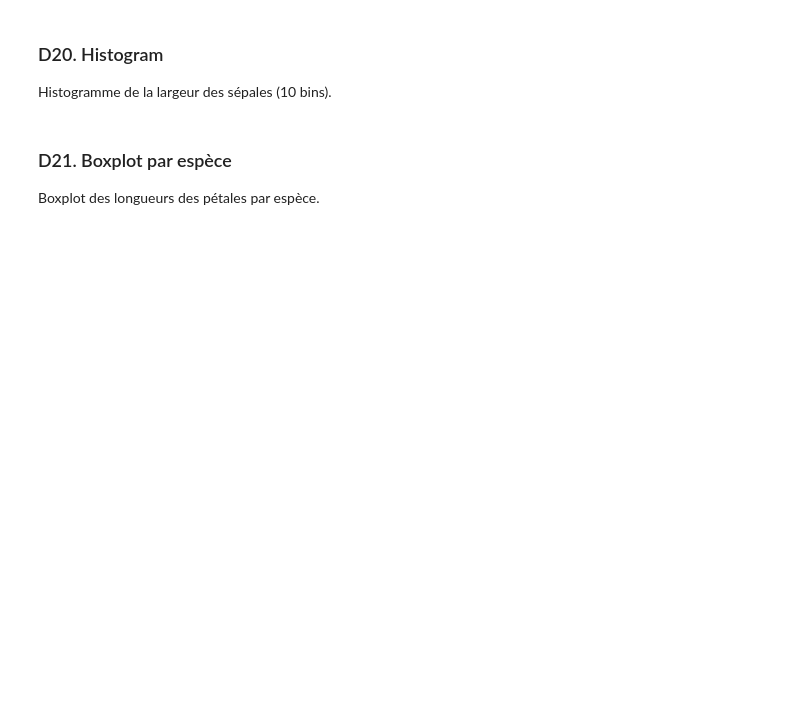
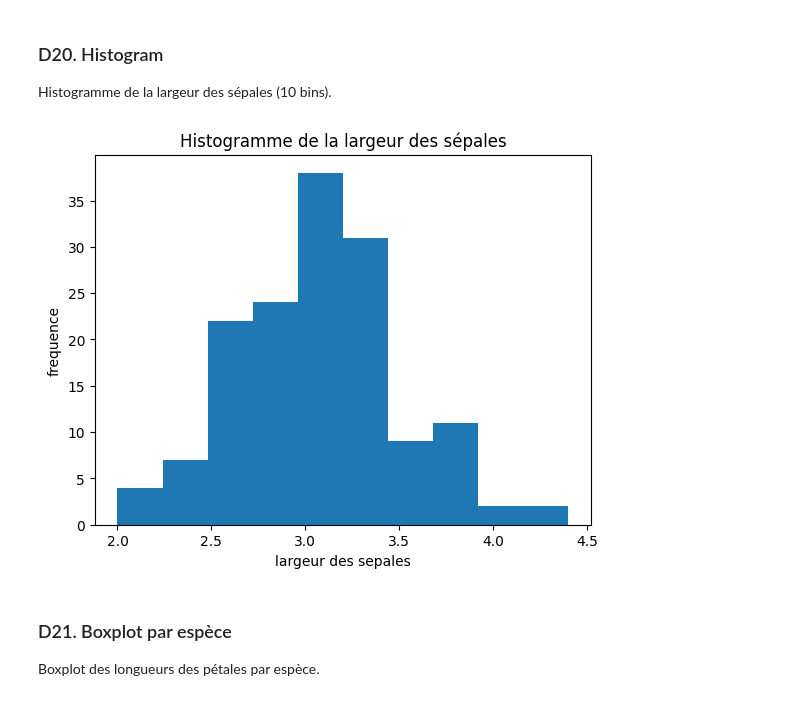
Before and after one commit to USMS-FPK-IA-GI-2025/controle-01-numpy-and-matplotlib-iris-Nini01Fz, a Jupyter notebook: notebooks/controle_numpy_matplotlib.ipynb, the cells around one changed output. Cells and saved outputs as stored; diff of their text form; code cells hidden in the pictures; blank space fills up the shorter version.

```diff
--- a/notebooks/controle_numpy_matplotlib.ipynb
+++ b/notebooks/controle_numpy_matplotlib.ipynb
@@ -292,3 +318,14 @@ Histogramme de la largeur des sépales (10 bins).
+# %%
+# Extraction de la largeur des sepales
+sepal_width = features[:, 1]
+#creation de l'histrogramme
+plt.hist(sepal_width, bins=10)
+plt.xlabel('largeur des sepales')
+plt.ylabel('frequence')
+plt.title('Histogramme de la largeur des sépales')
+plt.show()
+# %% [output]
+[figure, added]
 # %% [markdown]
 ### D21. Boxplot par espèce
 Boxplot des longueurs des pétales par espèce.
```
Also changed, not shown: parts of 9 cells of this notebook.
